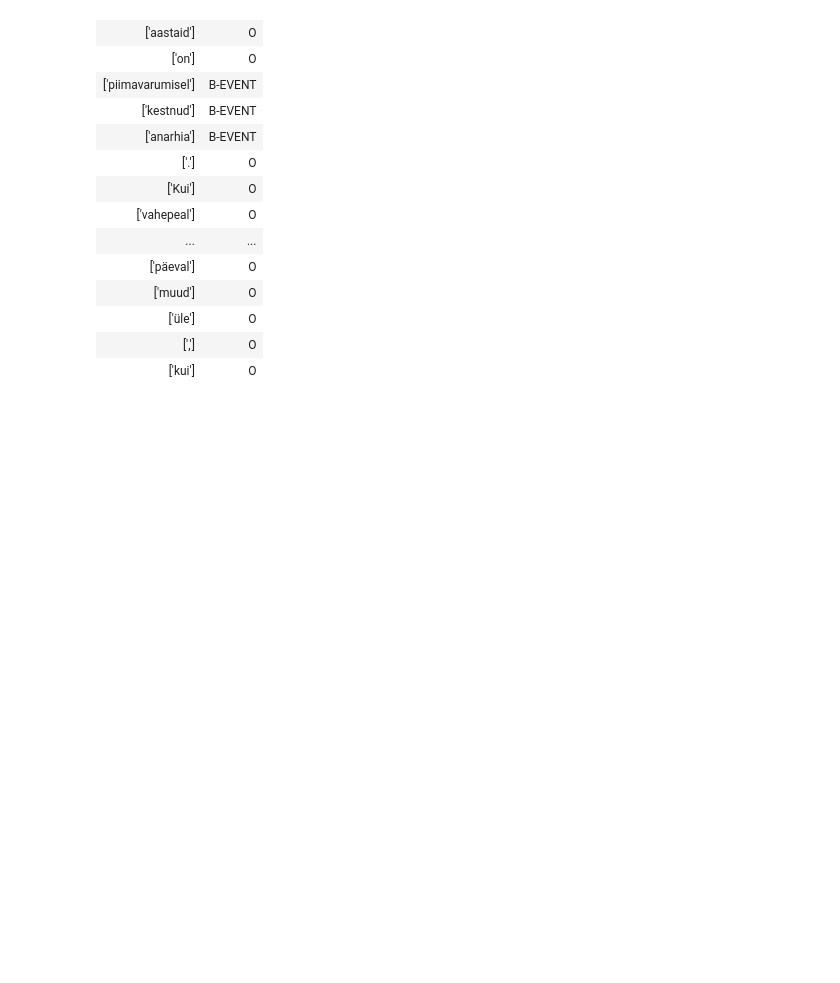
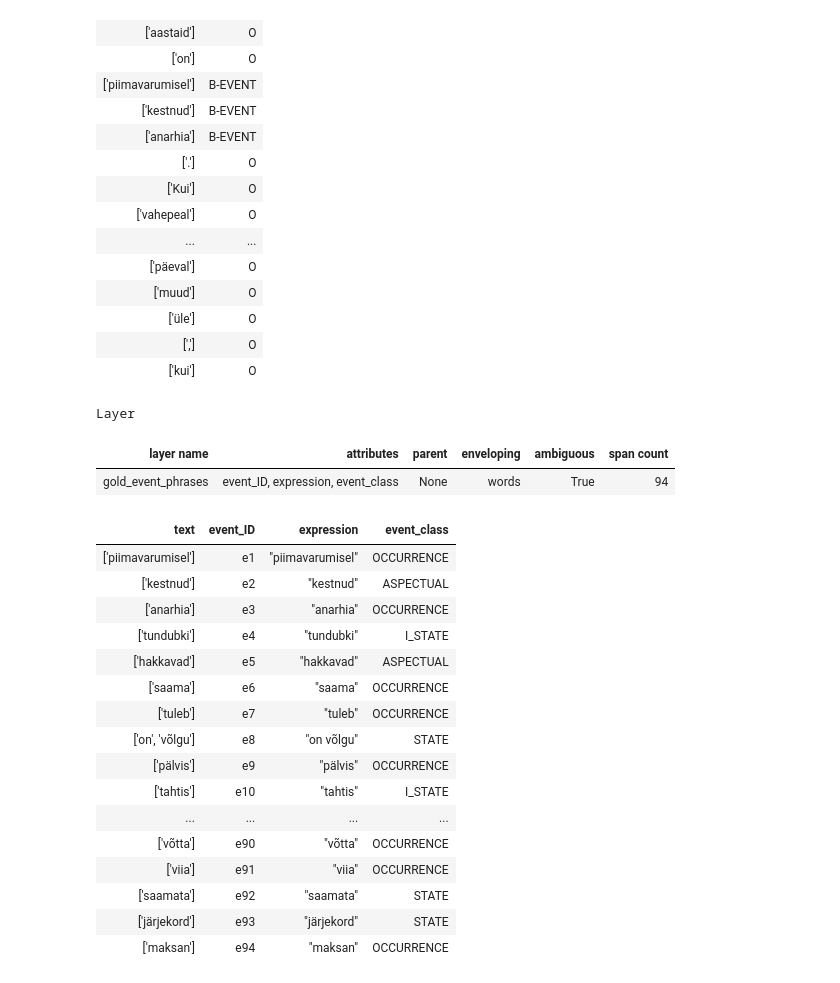
Before and after one commit to ALiivas/Ajasemantika, a Jupyter notebook: data_preprocessing/Corpus reading and creating Text objects with layers.ipynb, the cells around one changed output. Saved outputs shown, nothing was run; the diff lists cells and outputs as text; code cells hidden in the pictures; blank space fills up the shorter version.

```diff
--- a/data_preprocessing/Corpus reading and creating Text objects with layers.ipynb
+++ b/data_preprocessing/Corpus reading and creating Text objects with layers.ipynb
@@ -39,5 +22,6 @@ sentence_timex
 # %%
-article_text, mapping = create_Text_object('aja_ml_2002_47.tasak.a023.sol', articlesDCT, baseAnnotations, eventsByLoc, timexesByLoc)
+article_text, mapping = create_Text_object('aja_ml_2002_47.tasak.a023.sol', articlesDCT, baseAnnotations,
+                                           eventsByLoc, timexesByLoc)
 article_text.gold_events
 # %% [output]
 Layer
@@ -87,7 +73,12 @@ Layer
 # %%
 gold_word_events = create_gold_word_events_layer(article_text, baseAnnotations.get('aja_ml_2002_47.tasak.a023.sol'))
+# %%
+gold_event_phrases = create_gold_event_phrases(article_text)
+# %%
+gold_timex_phrases = create_gold_timex_phrases(article_text)
 # %%
-article_text = add_layers_to_text('aja_ml_2002_47.tasak.a023.sol', article_text, articlesDCT, [gold_word_events])
+article_text = add_layers_to_text('aja_ml_2002_47.tasak.a023.sol', article_text, articlesDCT,
+                                  [gold_word_events, gold_event_phrases, gold_timex_phrases])
 # %%
 article_text.gold_word_events
 # %% [output]
@@ -111,3 +102,26 @@ Layer
 | ['üle'] | O |
 | [','] | O |
 | ['kui'] | O |
+# %%
+article_text.gold_event_phrases
+# %% [output]
+Layer
+| layer name | attributes | parent | enveloping | ambiguous | span count |
+| gold_event_phrases | event_ID, expression, event_class | None | words | True | 94 |
+| text | event_ID | expression | event_class |
+| ['piimavarumisel'] | e1 | "piimavarumisel" | OCCURRENCE |
+| ['kestnud'] | e2 | "kestnud" | ASPECTUAL |
+| ['anarhia'] | e3 | "anarhia" | OCCURRENCE |
+| ['tundubki'] | e4 | "tundubki" | I_STATE |
+| ['hakkavad'] | e5 | "hakkavad" | ASPECTUAL |
+| ['saama'] | e6 | "saama" | OCCURRENCE |
+| ['tuleb'] | e7 | "tuleb" | OCCURRENCE |
+| ['on', 'võlgu'] | e8 | "on võlgu" | STATE |
+| ['pälvis'] | e9 | "pälvis" | OCCURRENCE |
+| ['tahtis'] | e10 | "tahtis" | I_STATE |
+| ... | ... | ... | ... |
+| ['võtta'] | e90 | "võtta" | OCCURRENCE |
+| ['viia'] | e91 | "viia" | OCCURRENCE |
+| ['saamata'] | e92 | "saamata" | STATE |
+| ['järjekord'] | e93 | "järjekord" | STATE |
+| ['maksan'] | e94 | "maksan" | OCCURRENCE |
```
Also changed, not shown: parts of 10 cells of this notebook.
